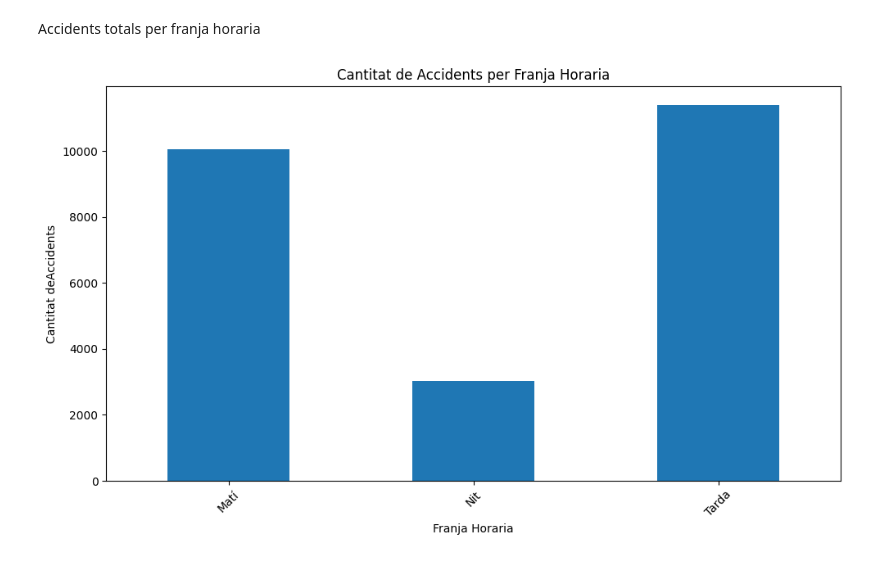
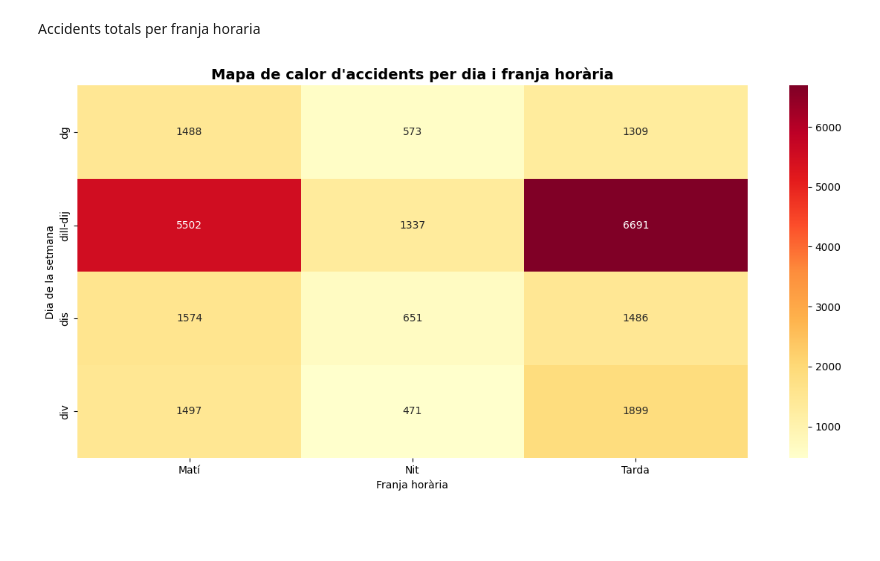
Before and after one commit to SeergiCureero/Proyecto-Analitica-Descriptiva, a Jupyter notebook: main.ipynb, the cells around one changed output. Cells and saved outputs as stored; diff of their text form; code cells hidden in the pictures; blank space fills up the shorter version.

```diff
--- a/main.ipynb
+++ b/main.ipynb
@@ -423,22 +423,24 @@ accidentsPerCategoria
 ^mirar les que hi ha a altres i ampliar les classificacions
 # %% [markdown]
 Accidents totals per franja horaria
-# %%
-import pandas as pd
-import matplotlib.pyplot as plt
-
-AccidentsPerHorari = AccidentsCOMPLET['grupHor'].value_counts().sort_index()
-
-plt.figure(figsize=(10, 6))
-AccidentsPerHorari.plot(kind='bar')
-
-plt.xlabel('Franja Horaria')
-plt.ylabel('Cantitat deAccidents')
-plt.title('Cantitat de Accidents per Franja Horaria')
-plt.xticks(rotation=45)
-plt.tight_layout()
-
-
-plt.show()
-# %% [output]
-[figure, removed]
+# %%
+import pandas as pd
+import matplotlib.pyplot as plt
+import seaborn as sns
+
+# Crear taula de freqüències: files = dies, columnes = franja horària
+taula_calor = pd.crosstab(AccidentsCOMPLET['tipDia'], AccidentsCOMPLET['grupHor'])
+
+# Dibuixar el mapa de calor
+plt.figure(figsize=(12, 6))
+sns.heatmap(taula_calor, cmap='YlOrRd', annot=True, fmt='d')
+
+# Etiquetes i títol
+plt.title("Mapa de calor d'accidents per dia i franja horària", fontsize=14, fontweight='bold')
+plt.xlabel("Franja horària")
+plt.ylabel("Dia de la setmana")
+
+plt.tight_layout()
+plt.show()
+# %% [output]
+[figure, added]
```
